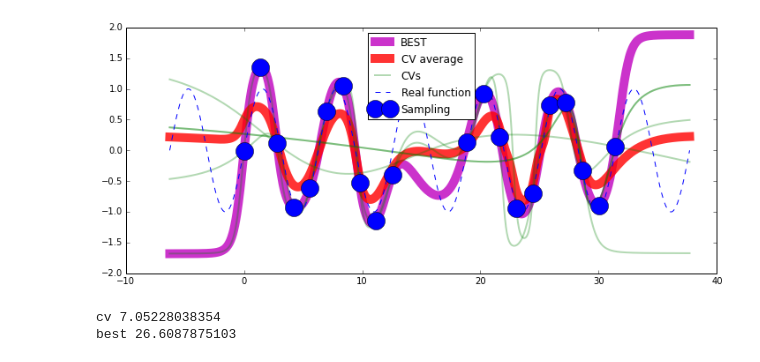
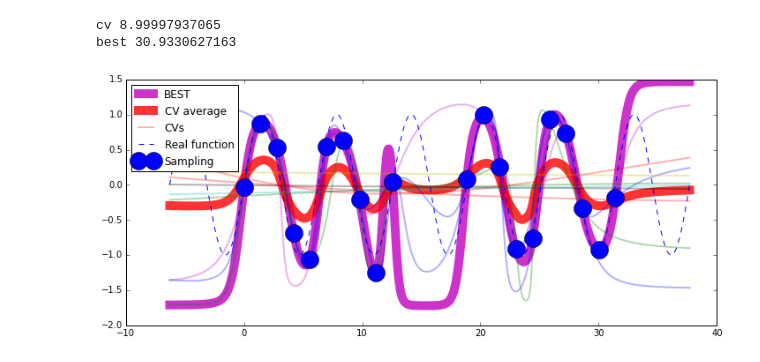
Before and after one commit to thedimlebowski/afsis-challenge, a Jupyter notebook: NN.ipynb, the cells around one changed output. Cells and saved outputs as stored; diff of their text form; code cells hidden in the pictures.

```diff
--- a/NN.ipynb
+++ b/NN.ipynb
@@ -10,5 +13,6 @@ train_out = np.array(np.sin(train_in) + noise*np.random.randn(len(train_in),1))
 n_sample = np.shape(train_in)[0]
 n_input = np.shape(train_in)[1]
 n_output = np.shape(train_out)[1]
-net_arch = (n_input, 10, 10 , n_output)
-nn = NeuralNetwork(net_arch, verbose = True)
+net_arch = (n_input, 10 , 10, n_output)
+print net_arch
+nno = NNO(net_arch, verbose = True, biases = True)
@@ -15,4 +21,4 @@ nn = NeuralNetwork(net_arch, verbose = True)
 # %%
-nn.train_cv(train_in,train_out, ncv = 5, ntry = 5, ratio = 0.75, nproc = 4)
-nn.train_best(train_in,train_out, ntry = 5, nproc = 4)
+nno.train_cv(train_in,train_out, ncv = 10, ntry = 10, ratio = 0.75, nproc = 4, best_test = True)
+nno.train_best(train_in,train_out, ntry = 10, nproc = 4)
 # %% [output]
@@ -41,35 +42,34 @@ Optimisation 5: train-error 1.43e-04
 # %%
-import mpld3 as mpld3
-mpld3.enable_notebook()
-
 outer_domain = 2*np.pi
 
 plt.figure(figsize = (12,5))
 test_in = np.array([np.linspace(0-outer_domain,10*np.pi+outer_domain,1000)]).T
 test_out = np.array(np.sin(test_in))
 
-test_net_out_best = nn.sim(test_in, best = True)
+colors = 'rgbcmyk'*10
+
+test_net_out_best = nno.sim(test_in, best = True)
 plt.plot(test_in,test_net_out_best, lw = 10, color= 'm',alpha = 0.8, label = 'BEST')
 
-test_net_out_cv = nn.sim(test_in, cv = True)
+test_net_out_cv = nno.sim(test_in, cv = True)
 plt.plot(test_in,test_net_out_cv, lw = 10, color= 'r',alpha = 0.8, label = 'CV average')
 
-for i in range(nn.ncv):
-    test_net_out_i = nn.sim(test_in, cv_i = i)
+for i in range(nno.ncv)[::-1]:
     if i == 0:
         legend = 'CVs'
     else:
         legend = '_nolegend_'
-    plt.plot(test_in,test_net_out_i, lw = 2, color= 'g',alpha = 0.3, label = legend)
+    plt.plot(test_in,nno.sim(test_in, cv_i = i), lw = 2, color= colors[i],alpha = 0.3, label = legend, linestyle = '-')
 
 plt.plot(test_in, np.sin(test_in),'--b', label = 'Real function')
 plt.plot(train_in,train_out, lw = 0, color= 'b', marker = 'o', markersize = 20, label = 'Sampling')
 plt.legend(loc = 0)
-plt.show()
 
 print 'cv', 0.5*(np.sum(np.abs(np.sin(test_in) - test_net_out_cv)**2)/n_points)
 print 'best', 0.5*(np.sum(np.abs(np.sin(test_in) - test_net_out_best)**2)/n_points)
+
+plt.show()
 # %% [output]
+cv 8.99997937065
+best 30.9330627163
-[figure, old version]
+[figure, new version]
-cv 7.05228038354
-best 26.6087875103
```
Also changed, not shown: parts of 5 cells of this notebook, 3 other files.
